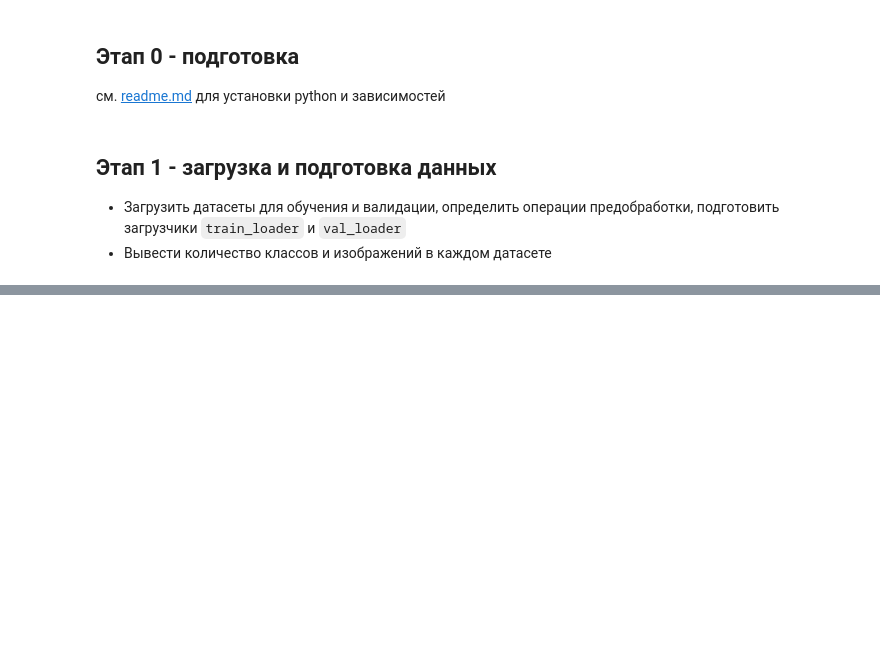
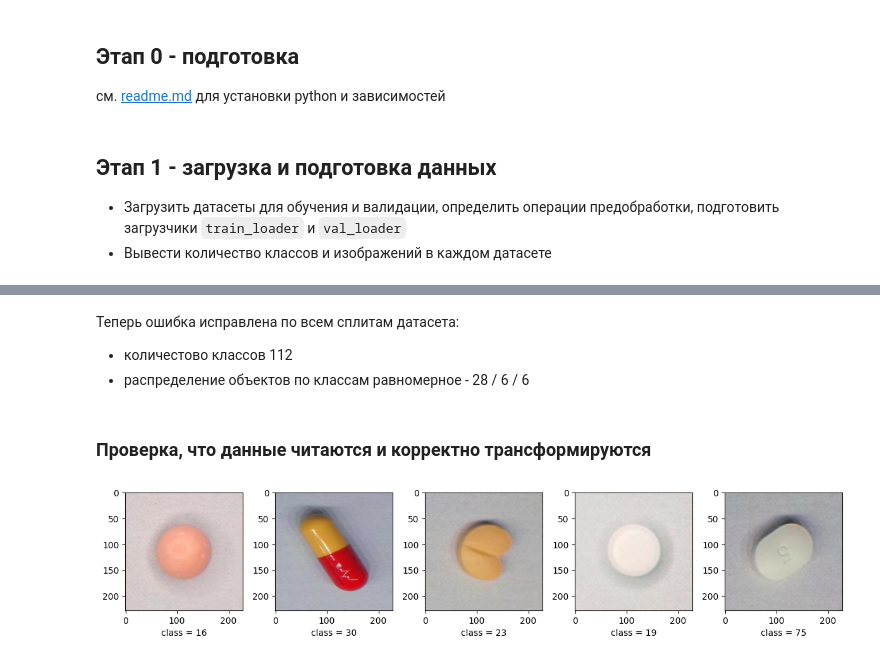
Before and after one commit to khromenko/dle-project-sprint-3-pill-classifier, a Jupyter notebook: sprint-3-project-pills-classifier.ipynb, the cells around one changed output, grey strips where cells are left out. Drawn from its saved outputs; the diff is of its cells as text; code cells hidden in the pictures; blank space fills up the shorter version.

```diff
--- a/sprint-3-project-pills-classifier.ipynb
+++ b/sprint-3-project-pills-classifier.ipynb
@@ -139,0 +402,15 @@ borders: (x_min, y_min) = (505, 1251), (x_max, y_max) = (988, 1734)
+# %%
+# датасеты
+dst_dir = DATASET_PATH
+train_dataset = ImageFolder(dst_dir / "train", transform=transforms)
+val_dataset = ImageFolder(dst_dir / "valid", transform=transforms)
+test_dataset = ImageFolder(dst_dir / "test", transform=transforms)
+
+print(f'train_dataset = {len(train_dataset)}, val_dataset = {len(val_dataset)}, test_dataset = {len(test_dataset)}')
+
+# загрузчики
+init_random()
+batch_size = 32
+train_loaded = DataLoader(dataset=train_dataset, batch_size=batch_size, shuffle=True)
+val_loaded = DataLoader(dataset=val_dataset, batch_size=batch_size)
+test_loaded = DataLoader(dataset=test_dataset, batch_size=batch_size)
@@ -139,0 +452,27 @@ borders: (x_min, y_min) = (505, 1251), (x_max, y_max) = (988, 1734)
+# %% [markdown]
+Теперь ошибка исправлена по всем сплитам датасета:
+- количестово классов 112
+- распределение объектов по классам равномерное - 28 / 6 / 6
+# %% [markdown]
+### Проверка, что данные читаются и корректно трансформируются
+# %%
+# пример данных
+init_random()
+sample_batch = next(iter(train_loaded))
+sample_batch_images= sample_batch[0]
+sample_batch_labels = sample_batch[1]
+
+plt.figure(figsize=(12,3))
+for i in range(5):
+    img = sample_batch_images[i]
+    class_label = sample_batch_labels[i].item()
+
+    # денормализация для возврата в диапазон [0,1]
+    img = img * imagenet_std.view(3,1,1) + imagenet_mean.view(3,1,1)
+
+    plt.subplot(1,5,i+1)
+    plt.imshow(img.permute(1,2,0)); plt.xlabel(f'class = {class_label}')
+
+plt.tight_layout()
+# %% [output]
+[figure, added]
```
Also changed, not shown: parts of 26 cells of this notebook, 4 other files.
